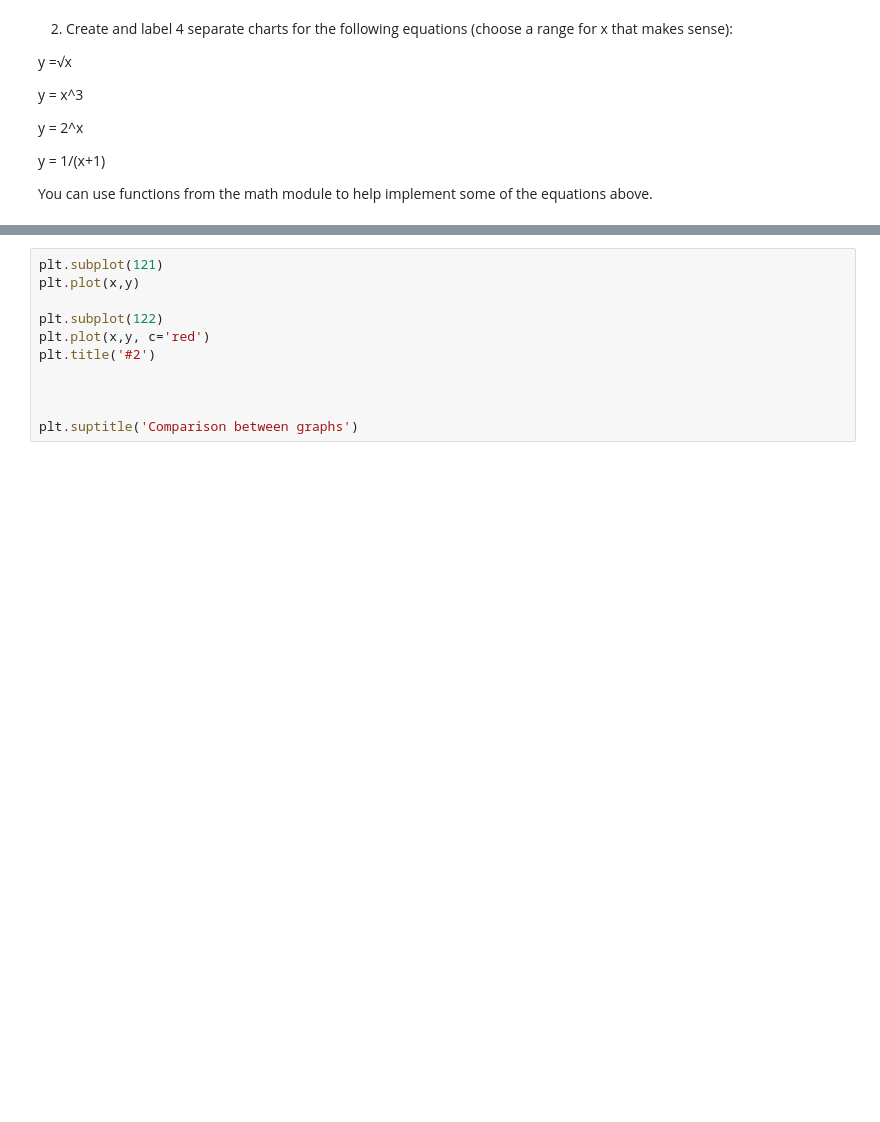
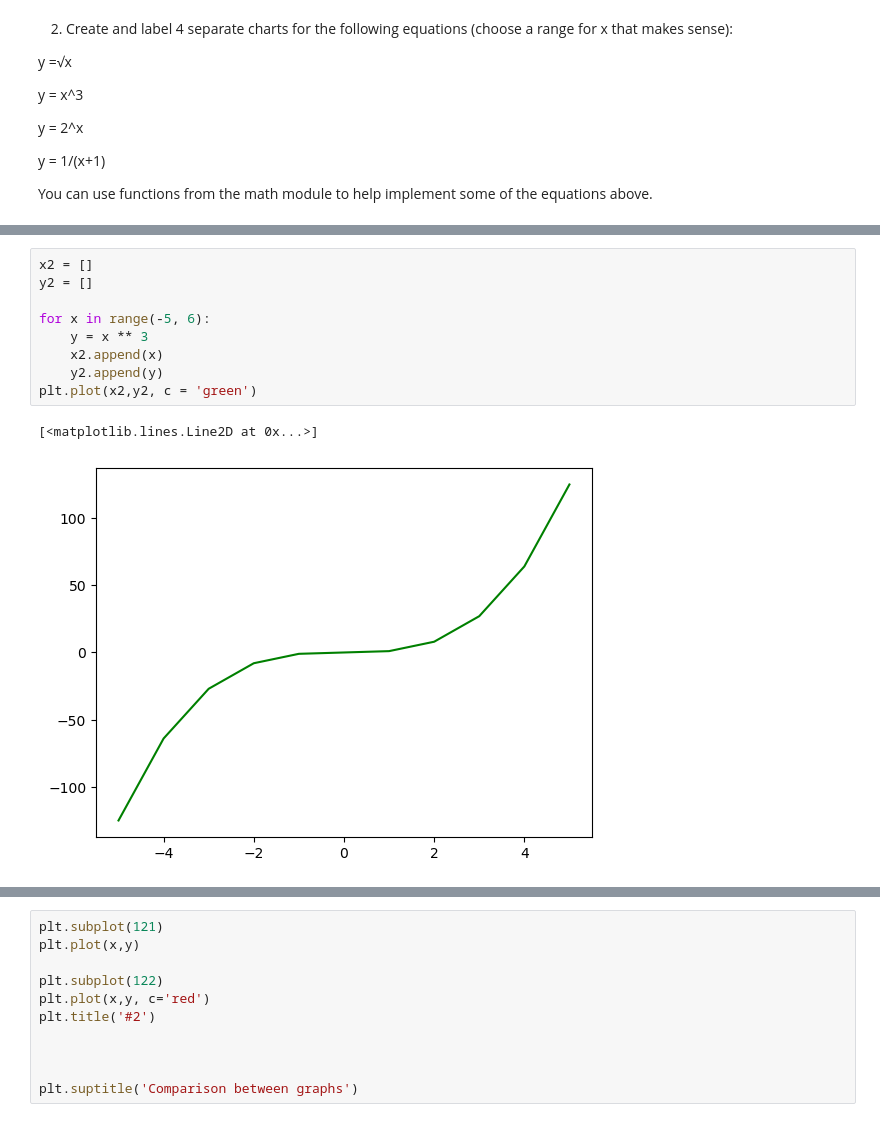
Before and after one commit to nicolas-angarita/data_science_libraries, a Jupyter notebook: matplotlib_exercises.ipynb, the cells around one changed output, grey strips where cells are left out. Drawn from its saved outputs; the diff is of its cells as text; blank space fills up the shorter version.

```diff
--- a/matplotlib_exercises.ipynb
+++ b/matplotlib_exercises.ipynb
@@ -70,0 +46,12 @@ plt.plot(x,y)
+# %%
+x2 = []
+y2 = []
+
+for x in range(-5, 6):
+    y = x ** 3
+    x2.append(x)
+    y2.append(y)
+plt.plot(x2,y2, c = 'green')
+# %% [output]
+[<matplotlib.lines.Line2D at 0x...>]
+[figure, added]
```
Also changed, not shown: parts of 12 cells of this notebook, 2 other files.
